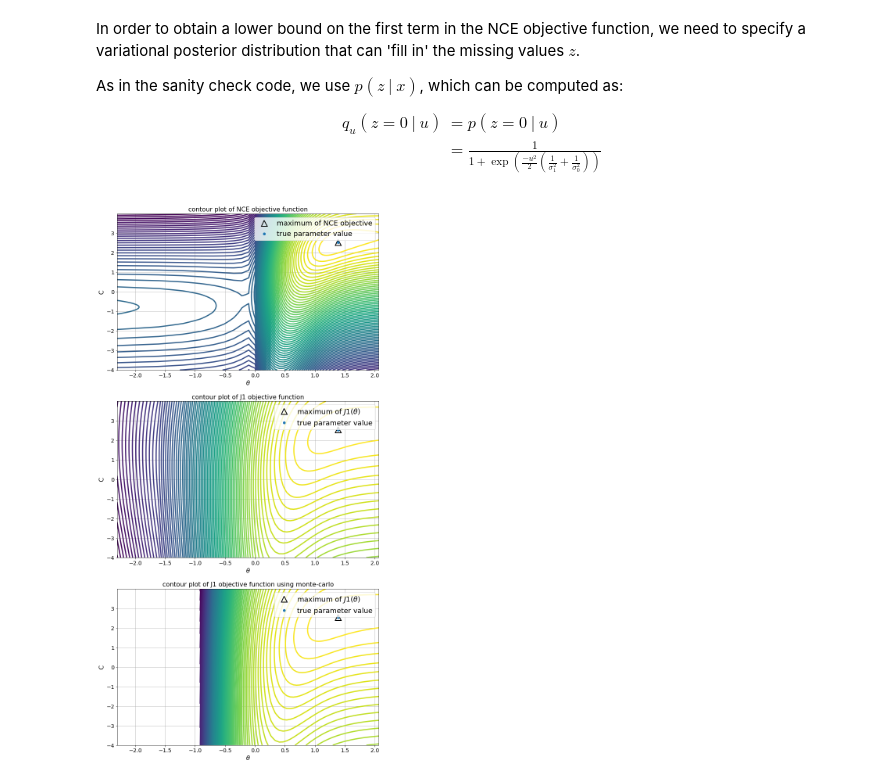
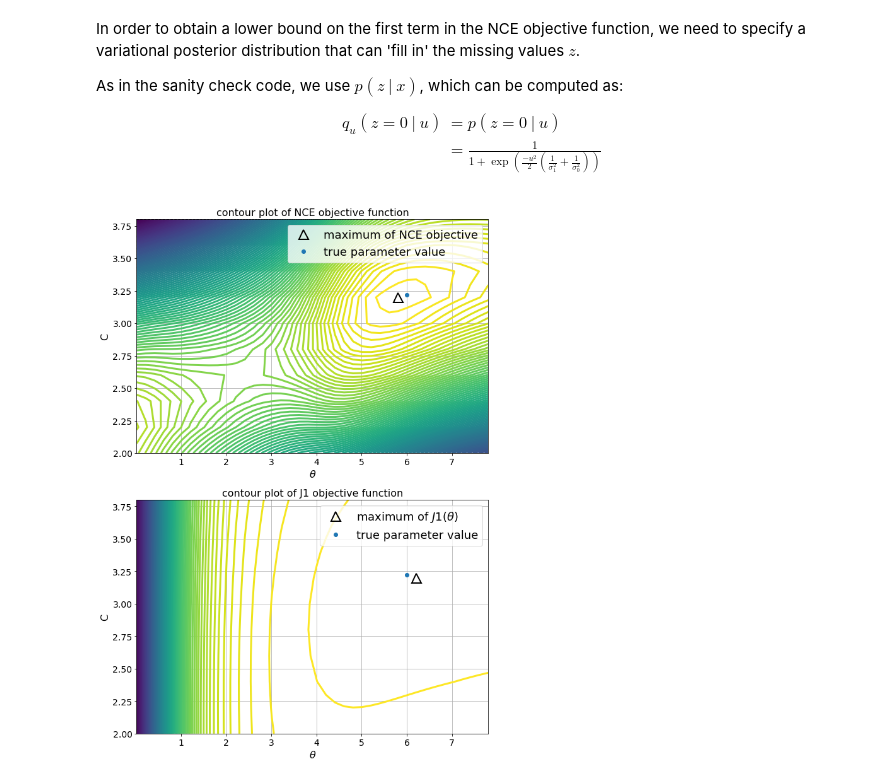
Before and after one commit to benrhodes26/VNCE, a Jupyter notebook: proposal/code/notebooks/3) unnormalised-mog-variational-em.ipynb, the cells around one changed output. Saved outputs shown, nothing was run; the diff lists cells and outputs as text; code cells hidden in the pictures.

```diff
--- a/proposal/code/notebooks/3) unnormalised-mog-variational-em.ipynb
+++ b/proposal/code/notebooks/3) unnormalised-mog-variational-em.ipynb
@@ -136,7 +137,7 @@ E4 = E_r_times_grad_log_theta
 # gradient_alpha(E(log(psi_1(x, z)))
 E5 = grad_wrt_alpha_of_E_log_psi_1
 # %%
-nce_optimiser = NCEOptimiser(model=no_latent_var_model, noise=noise, noise_samples=Y, sample_size=n, nu=nu, eps=10**-20)
+nce_optimiser = NCEOptimiser(model=nce_model, noise=noise, noise_samples=Y, nu=nu, eps=10**-20)
 
 mc_optimiser = VNCEOptimiser(model=model, noise=noise, variational_dist=var_dist, noise_samples=Y, sample_size=n, nu=nu,
                              latent_samples_per_datapoint=nz, eps = 10**-20)
@@ -145,6 +146,7 @@ optimiser = VNCEOptimiserWithAnalyticExpectations(model=model, noise=noise, nois
                                                   variational_dist=var_dist, sample_size=n,
                                                   E1=E1, E2=E2, E3=E3, E4=E4, E5=E5, nu=nu,
                                                   latent_samples_per_datapoint=nz, eps=10**-20, rng=rng)
+mle_optimiser = MLEOptimiser(model=mle_model)
 # %% [markdown]
 In order to obtain a lower bound on the first term in the NCE objective function, we need to specify a variational posterior distribution that can 'fill in' the missing values $z$.
 
@@ -155,17 +157,22 @@ q_u(z=0 \ | \ u) & = p(z=0 \ | \ u) \\
              & = \frac{1}{1 + \exp(\frac{-u^2}{2} (\frac{1}{\sigma_1^2} + \frac{1}{\sigma_0^2}) )}
 \end{align}
 # %%
-theta_ones = np.arange(0.1, 8, 0.1)
-theta_zeros = np.arange(-4, 4, 0.01)
+theta_ones = np.arange(0.01, 8, 0.2)
+theta_zeros = np.arange(2, 4, 0.2)
 n_theta = len(theta_ones)
 n_c = len(theta_zeros)
 # %%
-# NCE objective values
+# NCE & MLE objective values
 J = np.zeros((n_theta, n_c))
+L = np.zeros(n_theta)
 for k in range(n_theta):
-    no_latent_var_model.theta[1] = np.log(theta_ones[k])
+
+    mle_model.theta = np.log(theta_ones[k])
+    L[k] = mle_optimiser.compute_L(X)
+
+    nce_model.theta[1] = np.log(theta_ones[k])
     for m in range(n_c):
-        no_latent_var_model.theta[0] = theta_zeros[m]
+        nce_model.theta[0] = theta_zeros[m]
         J[k, m] = nce_optimiser.compute_J(X)
 # %%
 # Values of J1 for fixed variation q, with alpha=sigma0
@@ -183,76 +190,76 @@ for k in range(n_theta):
         J1[k, m] = optimiser.compute_J1(X)
         J1_mc[k, m] = mc_optimiser.compute_J1(X, ZX, ZY)
 # %%
-plot_log_theta_one = True  # CHANGE ME
+plot_log_theta_one = False  # CHANGE ME
 if plot_log_theta_one:
     theta_ones = np.log(theta_ones)
 # %%
-fig, ax = plt.subplots(3, 1, figsize=(12,25))
+fig, axs = plt.subplots(2, 1, figsize=(10,15))
 
 XX, YY = np.meshgrid(theta_ones, theta_zeros)
 
+ax = axs[0]
 # Plot true NCE objective function
-CS = ax[0].contour(XX, YY, J.T, 100)
+CS = ax.contour(XX, YY, J.T, 100)
 #plt.clabel(CS, inline=1, fontsize=10)
-
-# Plot lower bound J1 objective function
-ax[1].contour(XX, YY, J1.T, 100)
-
-# Plot monte carlo lower bound J1 objective function
-ax[2].contour(XX, YY, J1_mc.T, 100)
-
 # Plot maximum of NCE objective
 index = np.argmax(J) # this is the index for the flattened array
 row = int(index/n_c)
 column = index % n_c
-ax[0].plot(theta_ones[row], theta_zeros[column], marker='^', markersize=15, fillstyle='none',
+ax.plot(theta_ones[row], theta_zeros[column], marker='^', markersize=15, fillstyle='none',
          markeredgewidth=2, c='k', linestyle='none', label='maximum of NCE objective')
 
+ax = axs[1]
+# Plot lower bound J1 objective function
+ax.contour(XX, YY, J1.T, 100)
 # Plot maximum of J1 objective
 index3 = np.argmax(J1) # this is the index for the flattened array
 row3 = int(index3/n_c)
 column3 = index3 % n_c
-ax[1].plot(theta_ones[row3], theta_zeros[column3], marker='^', markersize=15, fillstyle='none',
+ax.plot(theta_ones[row3], theta_zeros[column3], marker='^', markersize=15, fillstyle='none',
          markeredgewidth=2, c='k', linestyle='none', label=r'maximum of $J1(\theta)$')
 
+#ax = ax[2]
+# Plot monte carlo lower bound J1 objective function
+# ax.contour(XX, YY, J1_mc.T, 100)
 # Plot maximum of J1 Monte-Carlo objective
-index4 = np.argmax(J1_mc) # this is the index for the flattened array
-row4 = int(index4/n_c)
-column4 = index4 % n_c
-ax[2].plot(theta_ones[row4], theta_zeros[column4], marker='^', markersize=15, fillstyle='none',
-         markeredgewidth=2, c='k', linestyle='none', label=r'maximum of $J1(\theta)$')
+# index4 = np.argmax(J1_mc) # this is the index for the flattened array
+# row4 = int(index4/n_c)
+# column4 = index4 % n_c
+# ax.plot(theta_ones[row4], theta_zeros[column4], marker='^', markersize=15, fillstyle='none',
+#          markeredgewidth=2, c='k', linestyle='none', label=r'maximum of $J1(\theta)$')
 
 # Plot True value of parameters
-for a in ax:
+for a in axs:
     if plot_log_theta_one:
         a.plot(np.log(sigma0), c0,'o', label='true parameter value')
     else:
         a.plot(sigma0, c0,'o', label='true parameter value')
 
-ax[0].set_title('contour plot of NCE objective function', fontsize=16)
-ax[1].set_title('contour plot of J1 objective function', fontsize=16)
-ax[2].set_title('contour plot of J1 objective function using monte-carlo', fontsize=16)
+axs[0].set_title('contour plot of NCE objective function', fontsize=16)
+axs[1].set_title('contour plot of J1 objective function', fontsize=16)
+#axs[2].set_title('contour plot of J1 objective function using monte-carlo', fontsize=16)
 
-ax[0].set_xlabel(r'$\theta$', fontsize=16)
-ax[0].set_ylabel('C', fontsize=16)
-ax[1].set_xlabel(r'$\theta$', fontsize=16)
-ax[1].set_ylabel('C', fontsize=16)
-ax[2].set_xlabel(r'$\theta$', fontsize=16)
-ax[2].set_ylabel('C', fontsize=16)
-ax[0].tick_params(axis='x', which='major', labelsize=14)
-ax[0].tick_params(axis='y', which='major', labelsize=14)
-ax[1].tick_params(axis='x', which='major', labelsize=14)
-ax[1].tick_params(axis='y', which='major', labelsize=14)
-ax[2].tick_params(axis='x', which='major', labelsize=14)
-ax[2].tick_params(axis='y', which='major', labelsize=14)
+axs[0].set_xlabel(r'$\theta$', fontsize=16)
+axs[0].set_ylabel('C', fontsize=16)
+axs[1].set_xlabel(r'$\theta$', fontsize=16)
+axs[1].set_ylabel('C', fontsize=16)
+#ax[2].set_xlabel(r'$\theta$', fontsize=16)
+#ax[2].set_ylabel('C', fontsize=16)
+axs[0].tick_params(axis='x', which='major', labelsize=14)
+axs[0].tick_params(axis='y', which='major', labelsize=14)
+axs[1].tick_params(axis='x', which='major', labelsize=14)
+axs[1].tick_params(axis='y', which='major', labelsize=14)
+#ax[2].tick_params(axis='x', which='major', labelsize=14)
+#ax[2].tick_params(axis='y', which='major', labelsize=14)
 
-ax[0].grid()
-ax[1].grid()
-ax[2].grid()
-ax[0].legend(loc='best', numpoints=1)
-ax[1].legend(loc='best', numpoints=1)
-ax[2].legend(loc='best', numpoints=1)
+axs[0].grid()
+axs[1].grid()
+#ax[2].grid()
+axs[0].legend(loc='best', numpoints=1)
+axs[1].legend(loc='best', numpoints=1)
+#ax[2].legend(loc='best', numpoints=1)
 
-fig.savefig(os.path.join(save_dir, 'contour-nceJ-mcJ1-exactJ1.pdf'))
+fig.savefig(os.path.join(save_dir, 'contour-nceJ-exactJ1.pdf'))
 # %% [output]
-[figure, old version]
+[figure, new version]
```
Also changed, not shown: parts of 21 cells of this notebook, 5 other files.
